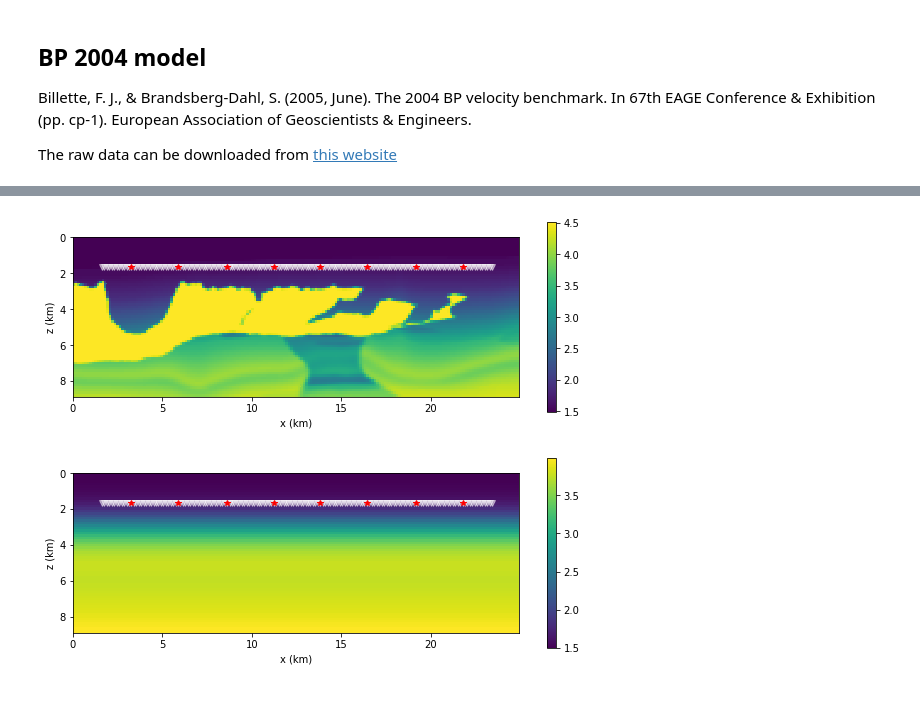
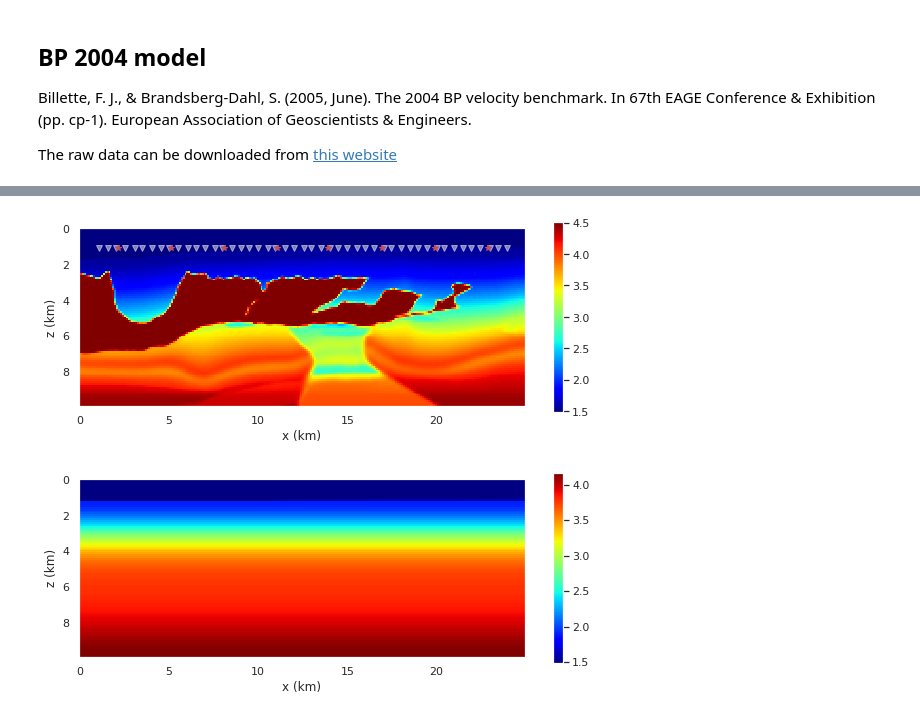
Before and after one commit to kailaix/ADSeismic.jl, a Jupyter notebook: examples/nn_fwi/BP2004_model.ipynb, the cells around one changed output, grey strips where cells are left out. Saved outputs shown, nothing was run; the diff lists cells and outputs as text; code cells hidden in the pictures.

Commit message:
fix model

```diff
--- a/examples/nn_fwi/BP2004_model.ipynb
+++ b/examples/nn_fwi/BP2004_model.ipynb
@@ -26,9 +28,12 @@ def calc_dx_dt(f0, v):
     dt = dx / v / 3
     return dx, dt
 # %%
-def ricker(f0, dt):
-    nt = np.around(10/f0/dt)
-    src = scipy.signal.ricker(nt, a=1/f0/dt)
+def ricker(f, dt):
+    # nt = np.around(10/f/dt)
+    # src = scipy.signal.ricker(nt, a=1/f0/dt)
+    T = np.sqrt(20) / (np.pi * f)
+    t = np.arange(-T, T, dt)
+    src = (1-2*np.pi**2*f**2*t**2)*np.exp(-np.pi**2*f**2*t**2) * 1e4
     return src
 # %%
 def extract_data(meta):
@@ -80,13 +85,13 @@ def resample_model(x, y, model):
 
     return new_model
 # %%
-f0 = 5
+f0 = 1.5
 vp0 = np.max(BP_model['vp'])
-dx, dt = calc_dx_dt(f0, vp0)
+dx, dt = calc_dx_dt(f0*3, vp0)
 dy = dx
-n_pml = 12
+n_pml = 10
 x_range = [0, 25000]
-y_range = [0, 9.e3]
+y_range = [0, 10000]
 t_range = [0, np.sqrt((x_range[1] - x_range[0])**2 + (y_range[1] - y_range[0])**2)/np.mean(BP_model['vp']) * 1.5]
 x = np.arange(x_range[0], x_range[1], dx)
 y = np.arange(y_range[0], y_range[1], dy)
@@ -95,9 +100,8 @@ nx = len(x)
 ny = len(y)
 nt = len(t)
 src_rcv_depth = n_pml
-mask_extra_detph = 0
+mask_extra_detph = 2
 
-model = resample_model(x, y, BP_model)
 print(f"nx = {nx}, ny = {ny}, nt = {nt}")
 print(f"dx = {dx:.2f} m, dy = {dy:.2f} m, dt = {dt:.2e} s")
 # %% [output]
@@ -125,9 +175,10 @@ plt.show()
 def add_source(nsrc, nx, nt, dt, f0=5, n_pml=0):
     src_list = []
     src_ix = np.round(np.linspace(0+2*n_pml, nx-2*n_pml, nsrc)).astype('int')
+    print(f"Number of sources: {len(src_ix)}; Interval between sources: {(src_ix[1]-src_ix[0])*dx:.1f} m")
     src_iy = np.ones_like(src_ix) * src_rcv_depth
     src_vec = np.zeros(nt)
-    vec = 1e7*ricker(f0, dt)
+    vec = ricker(f0, dt)
     src_vec[:len(vec)] = vec[:nt]
     for i in range(nsrc):
         tmp = {"ix": src_ix[i], "iy": src_iy[i], "type": 0, "vec": src_vec}
@@ -144,8 +197,12 @@ def add_receiver(nrcv, nsrc, nx, n_pml=0, full=False):
     else:
         rcv['ix'] = np.round(np.linspace(0+n_pml, nx-n_pml, nrcv)).astype('int')
     rcv['iy'] = np.ones_like(rcv['ix']) * src_rcv_depth
-    rcv['type'] = np.ones_like(rcv['ix'])
+    rcv['type'] = np.zeros_like(rcv['ix'])
+    print(f"Number of receivers: {len(rcv['ix'])}; Interval of receivers: {(rcv['ix'][1]-rcv['ix'][0])*dx:.1f} m")
+
     rcv_list = [rcv] * nsrc
+
     return rcv_list
 
-receiver_list = add_receiver(int(vp0/f0/dx)*3, nsrc, nx, n_pml, full=True)
+nrcv = int(nx*dx / (int(vp0/f0)/6))
+receiver_list = add_receiver(nrcv, nsrc, nx, n_pml, False)
@@ -176,28 +248,28 @@ plt.show()
 # %%
 plt.figure(figsize=(10,7))
 x_mesh, y_mesh = np.meshgrid(x, y)
 x0 = x[0]/1e3
-plt.pcolormesh(x_mesh/1e3-x0, y_mesh/1e3, model['vp'].T/1e3)
+plt.pcolormesh(x_mesh/1e3-x0, y_mesh/1e3, model['vp'].T/1e3, shading='auto', cmap="jet")
 plt.plot(x[receiver_list[0]['ix']]/1e3-x0, y[receiver_list[0]['iy']]/1e3, 'wv', alpha=0.5)
 for i in range(len(source_list)):
     plt.plot(x[source_list[i]['ix']]/1e3-x0, y[source_list[i]['iy']]/1e3, 'r*')
 plt.xlabel("x (km)")
 plt.ylabel("z (km)")
 plt.gca().invert_yaxis()
 plt.axis('scaled')
 plt.colorbar(shrink=0.5)
 plt.savefig(os.path.join(out_dir, "BP-model-vp.png"))
 plt.show()
 # %% [output]
-[figure, old version]
+[figure, new version]
 # %%
 plt.figure(figsize=(10,7))
 x_mesh, y_mesh = np.meshgrid(x, y)
 x0 = x[0]/1e3
-plt.pcolormesh(x_mesh/1e3-x0, y_mesh/1e3, smooth_model['vp'].T/1e3)
-plt.plot(x[receiver_list[0]['ix']]/1e3-x0, y[receiver_list[0]['iy']]/1e3, 'wv', alpha=0.5)
-for i in range(len(source_list)):
-    plt.plot(x[source_list[i]['ix']]/1e3-x0, y[source_list[i]['iy']]/1e3, 'r*')
+plt.pcolormesh(x_mesh/1e3-x0, y_mesh/1e3, smooth_model['vp'].T/1e3, shading='auto', cmap="jet")
+# plt.plot(x[receiver_list[0]['ix']]/1e3-x0, y[receiver_list[0]['iy']]/1e3, 'wv', alpha=0.5)
+# for i in range(len(source_list)):
+#     plt.plot(x[source_list[i]['ix']]/1e3-x0, y[source_list[i]['iy']]/1e3, 'r*')
 plt.xlabel("x (km)")
 plt.ylabel("z (km)")
 plt.gca().invert_yaxis()
@@ -206,4 +278,4 @@ plt.colorbar(shrink=0.5)
 plt.savefig(os.path.join(out_dir, "BP-model-smooth-vp.png"))
 plt.show()
 # %% [output]
-[figure, old version]
+[figure, new version]
```
Also changed, not shown: parts of 14 cells of this notebook, 2 other files.
